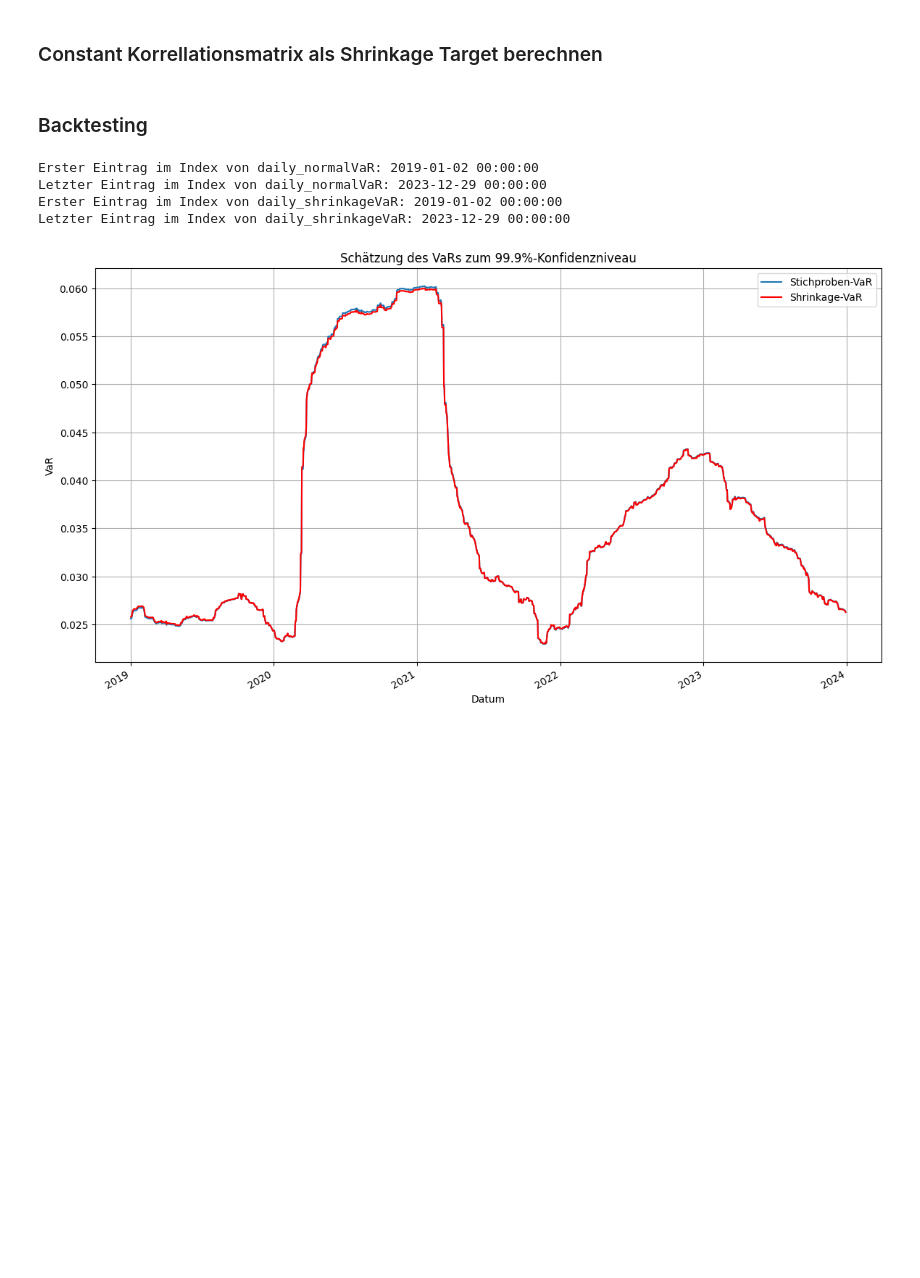
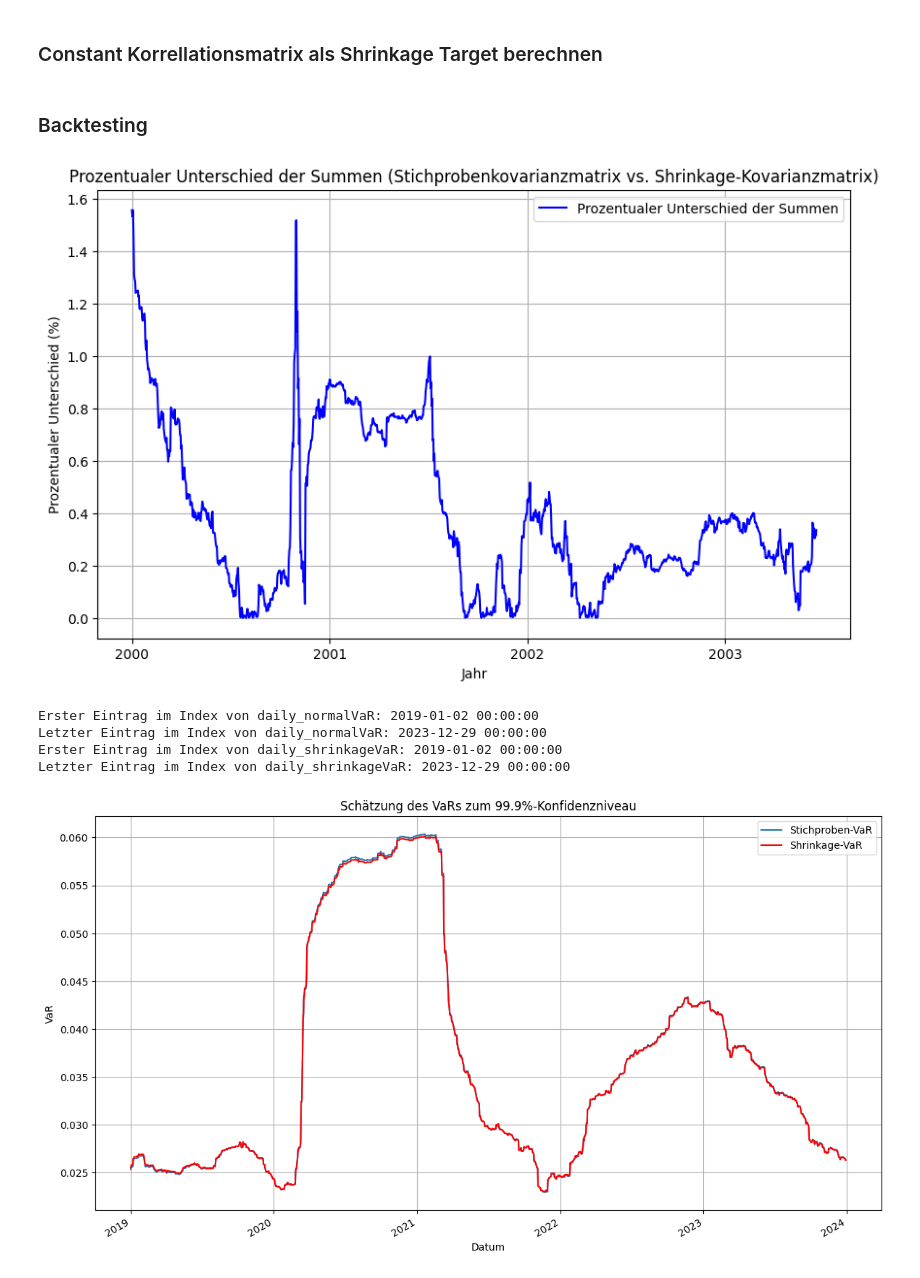
Before and after one commit to minhanhh1/MasterArbeitCode, a Jupyter notebook: SchätzungVaR.ipynb, the cells around one changed output. Drawn from its saved outputs; the diff is of its cells as text; code cells hidden in the pictures; blank space fills up the shorter version.

Commit message:
added fehler 1. art , 2. art und Distanz stichprobendistanz zu Shrinkage-ccm plot

```diff
--- a/SchätzungVaR.ipynb
+++ b/SchätzungVaR.ipynb
@@ -404,3 +434,29 @@ for t in range(testWindowSize):
+# %%
+# Erstelle ein DataFrame mit den Werten und den dazugehörigen Zeitstempeln
+df_percentage_difference = pd.DataFrame({
+    'Date': dates,
+    'Percentage Difference': percentage_difference_values
+})
+
+# Setze das Datum als Index
+df_percentage_difference.set_index('Date', inplace=True)
+
+# Plot des prozentualen Unterschieds der Summen
+plt.figure(figsize=(10, 6))
+plt.plot(df_percentage_difference.index, df_percentage_difference['Percentage Difference'], label='Prozentualer Unterschied der Summen', color='blue')
+
+# Formatierung der x-Achse
+plt.gca().xaxis.set_major_formatter(mdates.DateFormatter('%Y'))  # Setzt die x-Achse auf Jahresanzeige
+plt.gca().xaxis.set_major_locator(mdates.YearLocator())  # Setzt die Locator auf Jahresbasis
+
+plt.title('Prozentualer Unterschied der Summen (Stichprobenkovarianzmatrix vs. Shrinkage-Kovarianzmatrix)')
+plt.xlabel('Jahr')
+plt.ylabel('Prozentualer Unterschied (%)')
+plt.legend()
+plt.grid(True)
+plt.show()
+# %% [output]
+[figure, added]
 # %%
 # Sicherstellen, dass die Indizes als datetime interpretiert werden
 daily_normalVaR_999.index = pd.to_datetime(returns.index[250:250 + len(daily_normalVaR_999)])
```
Also changed, not shown: parts of 9 cells of this notebook.
